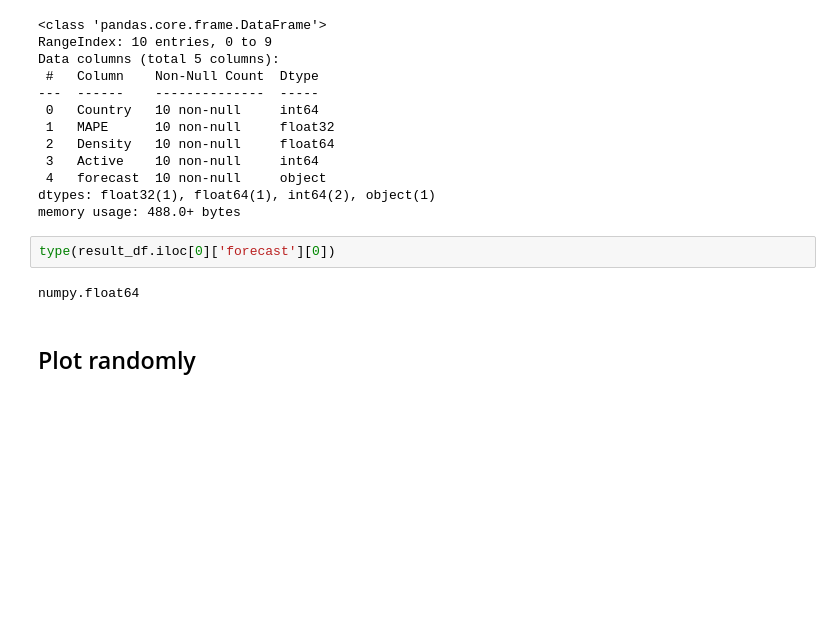
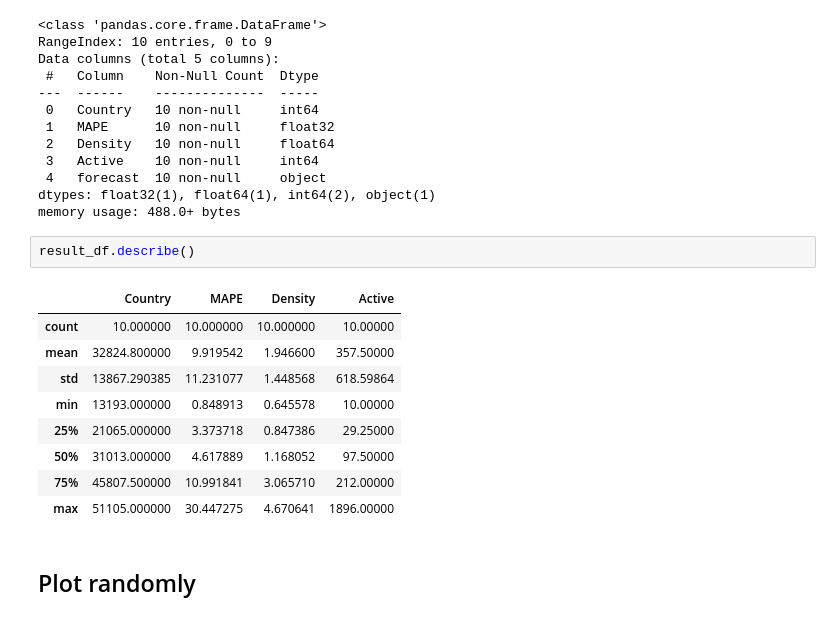
Before and after one commit to masaichig0/Kaggle_godaddy_competition, a Jupyter notebook: multiprocess.ipynb, the cells around one changed output. Saved outputs shown, nothing was run; the diff lists cells and outputs as text; blank space fills up the shorter version.

```diff
--- a/multiprocess.ipynb
+++ b/multiprocess.ipynb
@@ -97,9 +77,17 @@ Data columns (total 5 columns):
 dtypes: float32(1), float64(1), int64(2), object(1)
 memory usage: 488.0+ bytes
 # %%
-type(result_df.iloc[0]['forecast'][0])
+result_df.describe()
 # %% [output]
-numpy.float64
+|  | Country | MAPE | Density | Active |
+| count | 10.000000 | 10.000000 | 10.000000 | 10.00000 |
+| mean | 32824.800000 | 9.919542 | 1.946600 | 357.50000 |
+| std | 13867.290385 | 11.231077 | 1.448568 | 618.59864 |
+| min | 13193.000000 | 0.848913 | 0.645578 | 10.00000 |
+| 25% | 21065.000000 | 3.373718 | 0.847386 | 29.25000 |
+| 50% | 31013.000000 | 4.617889 | 1.168052 | 97.50000 |
+| 75% | 45807.500000 | 10.991841 | 3.065710 | 212.00000 |
+| max | 51105.000000 | 30.447275 | 4.670641 | 1896.00000 |
 # %% [markdown]
 ## Plot randomly
 # %%
```
Also changed, not shown: parts of 14 cells of this notebook, 1 other file.
